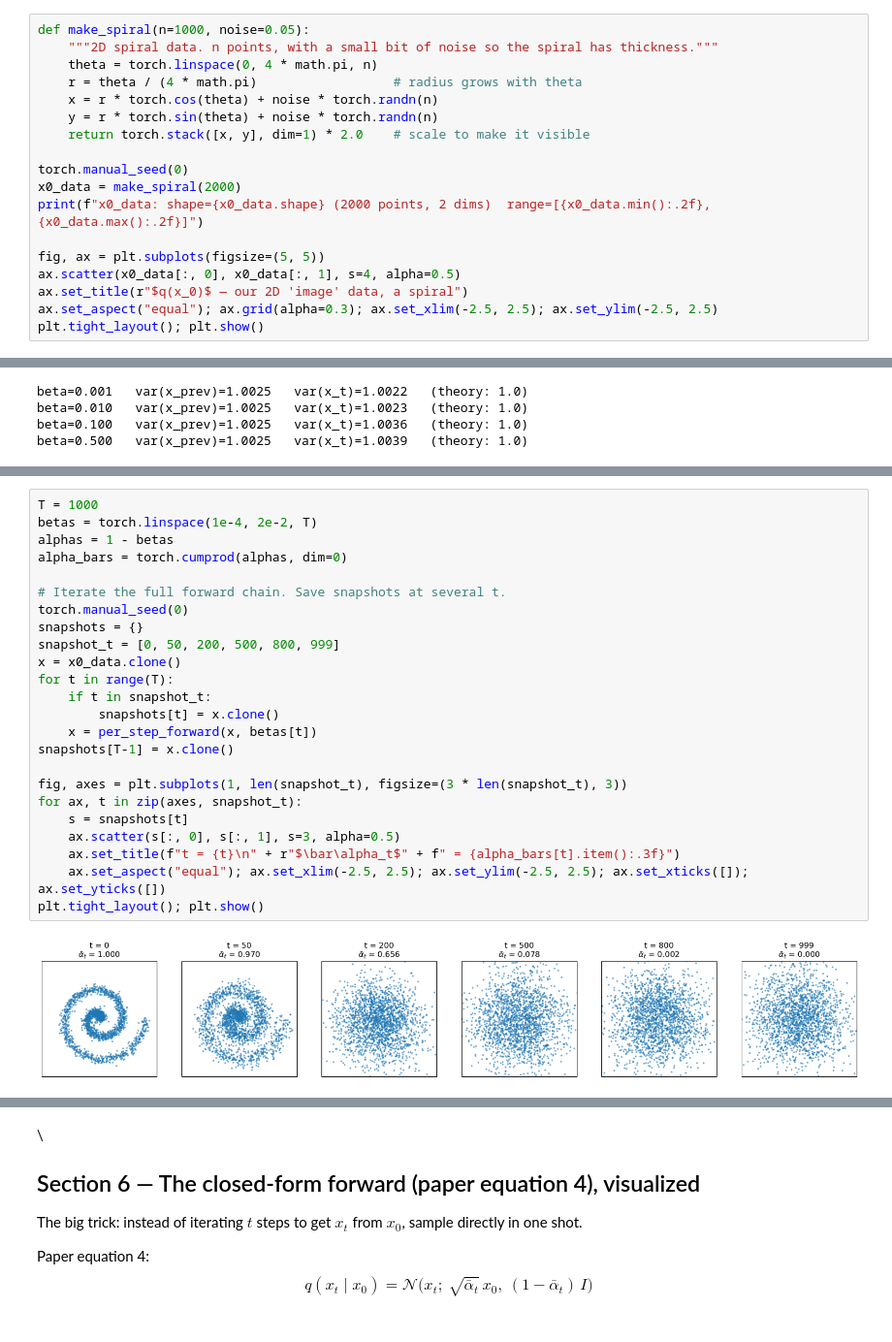
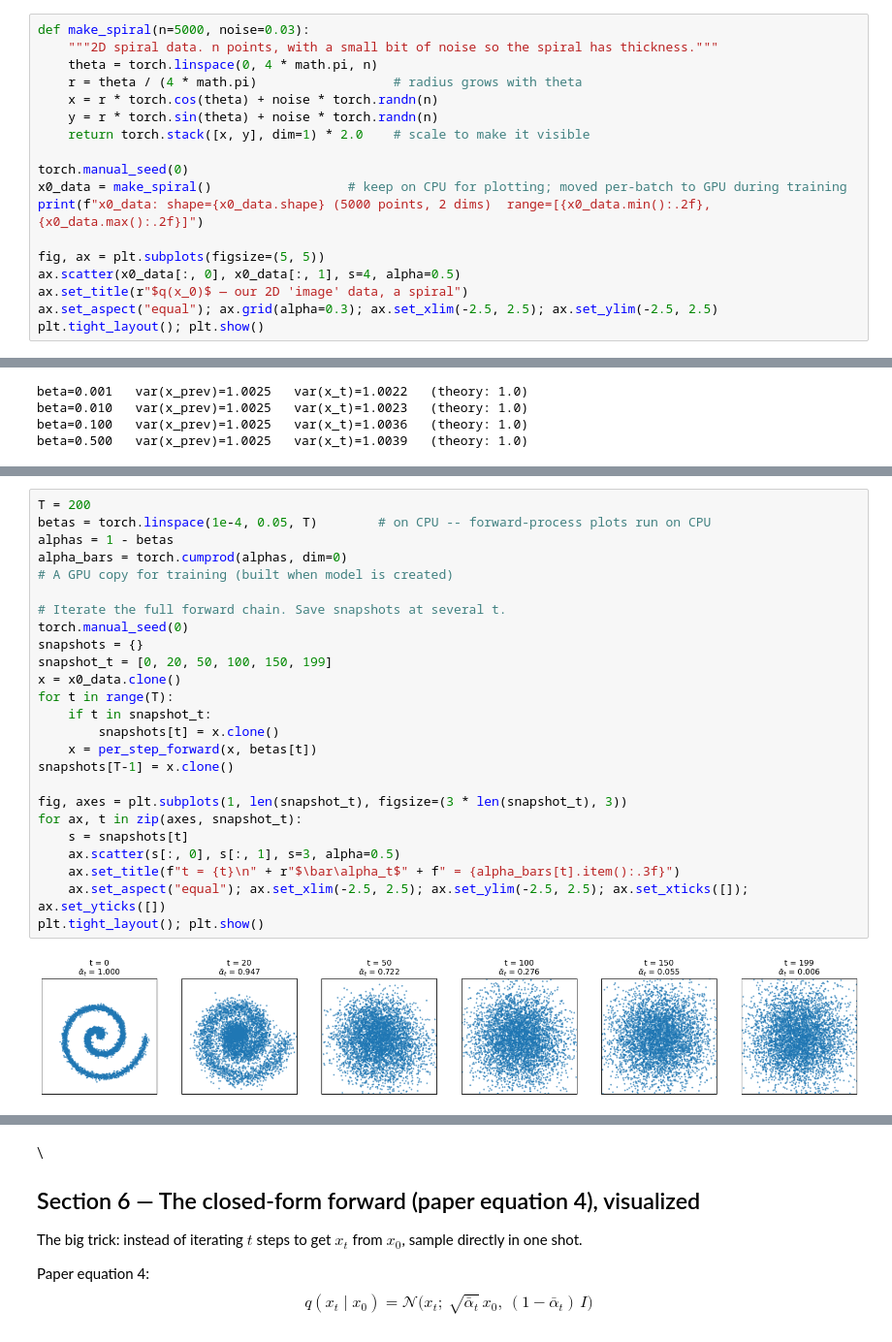
Before and after one commit to ms802x/image-gen-curriculum, a Jupyter notebook: day2/day2_paper_math_to_code.ipynb, the cells around one changed output, grey strips where cells are left out. Shown at 97% size. Cells and saved outputs as stored; diff of their text form.

```diff
--- a/day2/day2_paper_math_to_code.ipynb
+++ b/day2/day2_paper_math_to_code.ipynb
@@ -107,7 +110,7 @@ To *see* every concept in this paper, we replace high-dimensional images with **
 
 This serves the same role as a high-resolution image dataset, but small enough to plot.
 # %%
-def make_spiral(n=1000, noise=0.05):
+def make_spiral(n=5000, noise=0.03):
     """2D spiral data. n points, with a small bit of noise so the spiral has thickness."""
     theta = torch.linspace(0, 4 * math.pi, n)
     r = theta / (4 * math.pi)                  # radius grows with theta
@@ -116,8 +119,8 @@ def make_spiral(n=1000, noise=0.05):
     return torch.stack([x, y], dim=1) * 2.0    # scale to make it visible
 
 torch.manual_seed(0)
-x0_data = make_spiral(2000)
-print(f"x0_data: shape={x0_data.shape} (2000 points, 2 dims)  range=[{x0_data.min():.2f}, {x0_data.max():.2f}]")
+x0_data = make_spiral()                  # keep on CPU for plotting; moved per-batch to GPU during training
+print(f"x0_data: shape={x0_data.shape} (5000 points, 2 dims)  range=[{x0_data.min():.2f}, {x0_data.max():.2f}]")
 
 fig, ax = plt.subplots(figsize=(5, 5))
 ax.scatter(x0_data[:, 0], x0_data[:, 1], s=4, alpha=0.5)
@@ -252,31 +255,32 @@ Now run the full forward process: $T = 1000$ steps with the linear schedule $\be
 
 **What you're watching:** at each $t$, a different "noised version" of the spiral. The visible structure dissolves; by $t = T$ it should be indistinguishable from $\mathcal{N}(0, I)$ — a circular blob.
 # %%
-T = 1000
-betas = torch.linspace(1e-4, 2e-2, T)
+T = 200
+betas = torch.linspace(1e-4, 0.05, T)        # on CPU -- forward-process plots run on CPU
 alphas = 1 - betas
 alpha_bars = torch.cumprod(alphas, dim=0)
+# A GPU copy for training (built when model is created)
 
 # Iterate the full forward chain. Save snapshots at several t.
 torch.manual_seed(0)
 snapshots = {}
-snapshot_t = [0, 50, 200, 500, 800, 999]
+snapshot_t = [0, 20, 50, 100, 150, 199]
 x = x0_data.clone()
 for t in range(T):
     if t in snapshot_t:
         snapshots[t] = x.clone()
     x = per_step_forward(x, betas[t])
 snapshots[T-1] = x.clone()
 
 fig, axes = plt.subplots(1, len(snapshot_t), figsize=(3 * len(snapshot_t), 3))
 for ax, t in zip(axes, snapshot_t):
     s = snapshots[t]
     ax.scatter(s[:, 0], s[:, 1], s=3, alpha=0.5)
     ax.set_title(f"t = {t}\n" + r"$\bar\alpha_t$" + f" = {alpha_bars[t].item():.3f}")
     ax.set_aspect("equal"); ax.set_xlim(-2.5, 2.5); ax.set_ylim(-2.5, 2.5); ax.set_xticks([]); ax.set_yticks([])
 plt.tight_layout(); plt.show()
 # %% [output]
-[figure, old version]
+[figure, new version]
 # %% [markdown]
 \
 What you're seeing:
```
Also changed, not shown: parts of 19 cells of this notebook, 1 other file.
